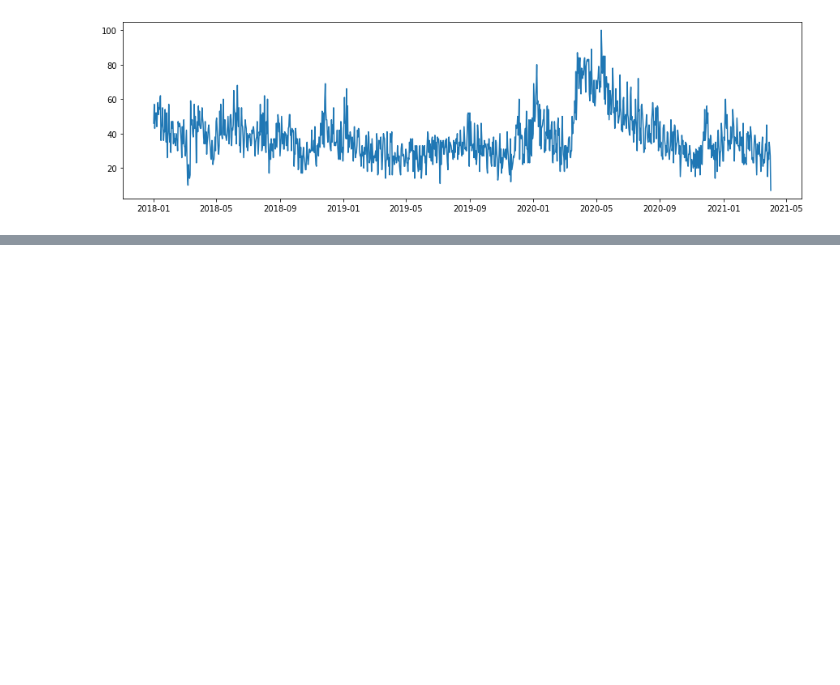
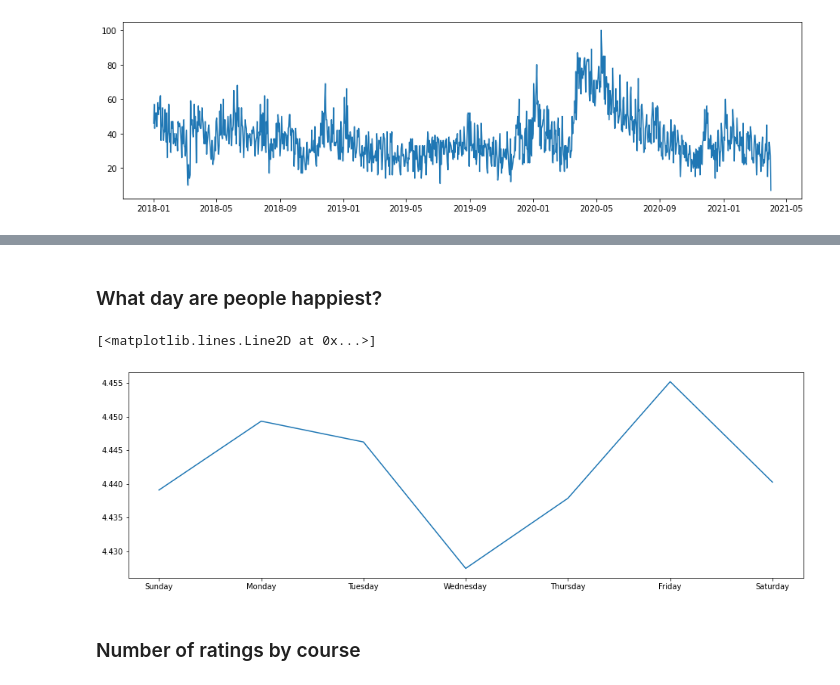
Before and after one commit to romwil22/python-app3-data-analysis-and-visualisation, a Jupyter notebook: review_analysis/aggregating_and_plotting.ipynb, the cells around one changed output, grey strips where cells are left out. Cells and saved outputs as stored; diff of their text form; code cells hidden in the pictures; blank space fills up the shorter version.

Commit message:
adding code for using another type of plot

```diff
--- a/review_analysis/aggregating_and_plotting.ipynb
+++ b/review_analysis/aggregating_and_plotting.ipynb
@@ -186,0 +187,17 @@ average_month_course.plot(figsize=(20,10))
+# %% [markdown]
+### What day are people happiest?
+# %%
+data["Weekday"] = data["Timestamp"].dt.strftime("%A")
+data["Numeric_day"] = data["Timestamp"].dt.strftime("%w")
+data
+average_weekday = data.groupby(["Weekday", "Numeric_day"]).mean()
+average_weekday = average_weekday.sort_values("Numeric_day")
+
+plt.figure(figsize=(16,5))
+
+plt.plot(average_weekday.index.get_level_values(0), average_weekday["Rating"])
+# %% [output]
+[<matplotlib.lines.Line2D at 0x...>]
+[figure, added]
+# %% [markdown]
+### Number of ratings by course
```
Also changed, not shown: parts of 22 cells of this notebook.
